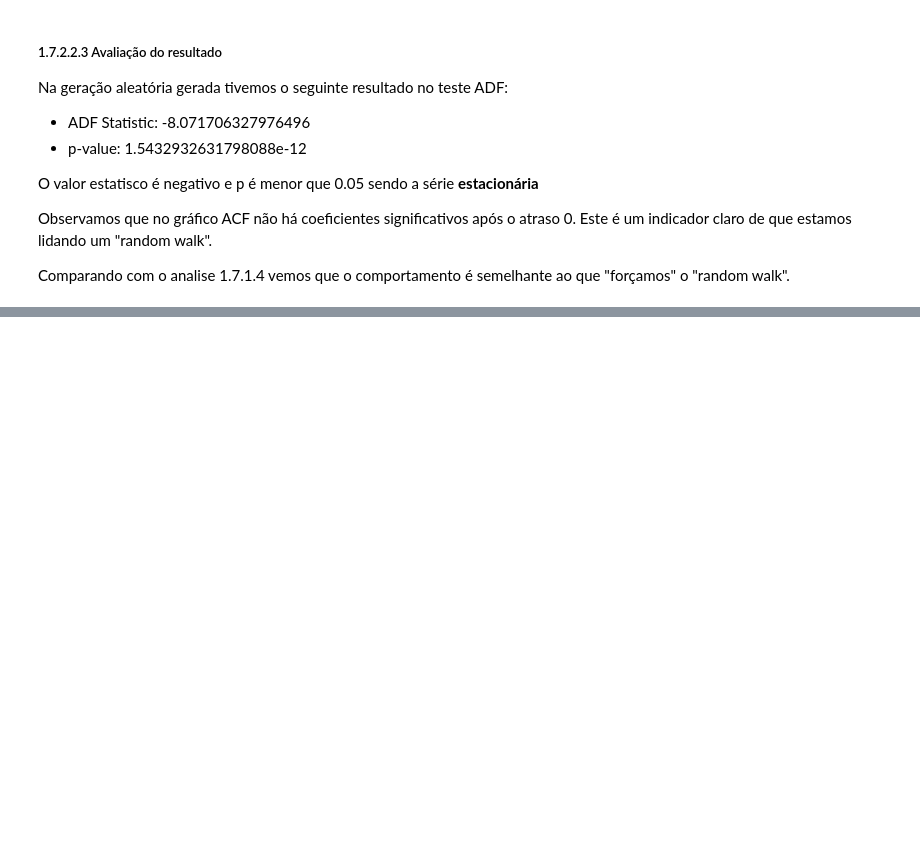
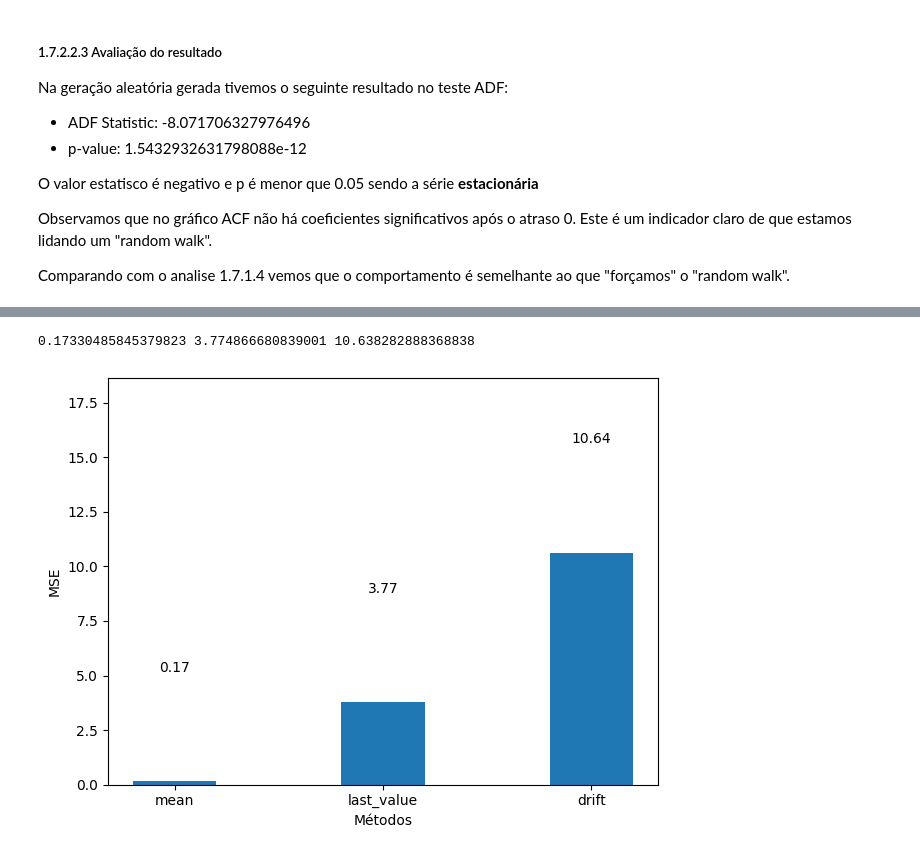
Before and after one commit to laurosampaio/MESC_IA_2023_Data_Science_Seminario_WQI, a Jupyter notebook: MESC_IA_2023_2_DS_SeminárioV2.ipynb, the cells around one changed output, grey strips where cells are left out. Cells and saved outputs as stored; diff of their text form; code cells hidden in the pictures; blank space fills up the shorter version.

```diff
--- a/MESC_IA_2023_2_DS_SeminárioV2.ipynb
+++ b/MESC_IA_2023_2_DS_SeminárioV2.ipynb
@@ -483,0 +641,33 @@ Comparando com o analise 1.7.1.4 vemos que o comportamento é semelhante ao que
+# %%
+#Calculando MSE
+from sklearn.metrics import mean_squared_error
+
+mse_mean = mean_squared_error(test['pH'], test['pred_mean'])
+mse_last = mean_squared_error(test['pH'], test['pred_last'])
+mse_drift = mean_squared_error(test['pH'], test['pred_drift'])
+
+print(mse_mean, mse_last, mse_drift)
+# %% [output]
+0.17330485845379823 3.774866680839001 10.638282888368838
+# %%
+#Comparativo das linhas de base MSE calculadas
+
+fig, ax = plt.subplots()
+
+x = ['mean', 'last_value', 'drift']
+y = [mse_mean, mse_last, mse_drift]
+
+max_value = max(mse_mean, mse_last, mse_drift)
+max_value =  max_value + int(max_value * 0.8)
+
+ax.bar(x, y, width=0.4)
+ax.set_xlabel('Métodos')
+ax.set_ylabel('MSE')
+ax.set_ylim(0, max_value)
+
+for index, value in enumerate(y):
+    plt.text(x=index, y=value+5, s=str(round(value, 2)), ha='center')
+
+plt.tight_layout()
+# %% [output]
+[figure, added]
```
Also changed, not shown: parts of 33 cells of this notebook.
